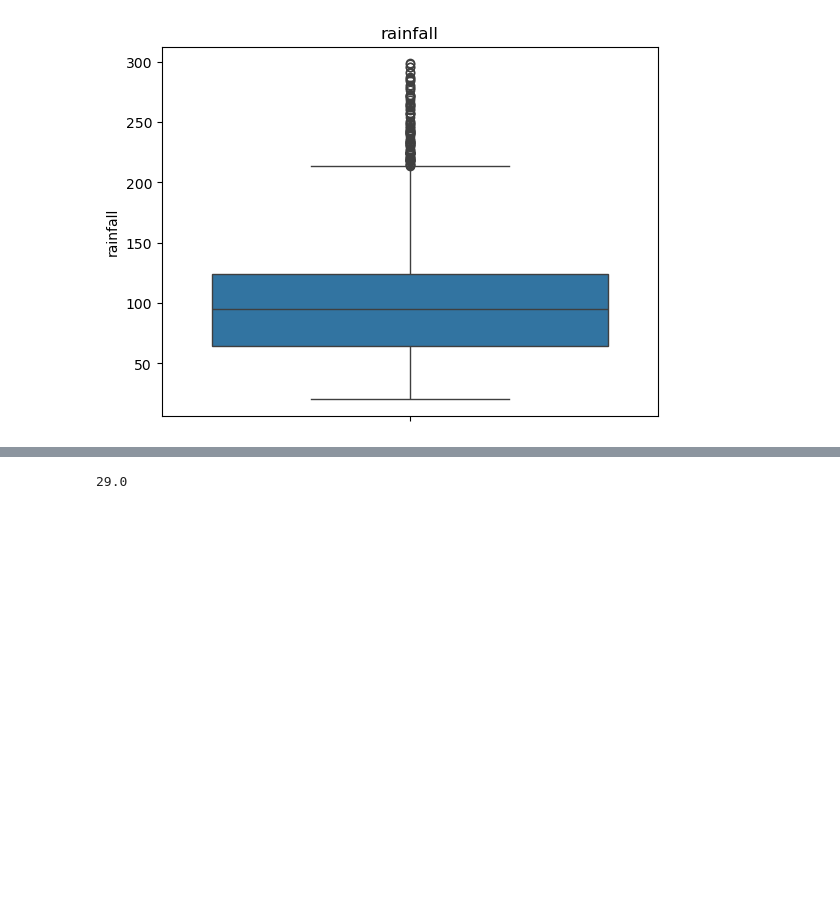
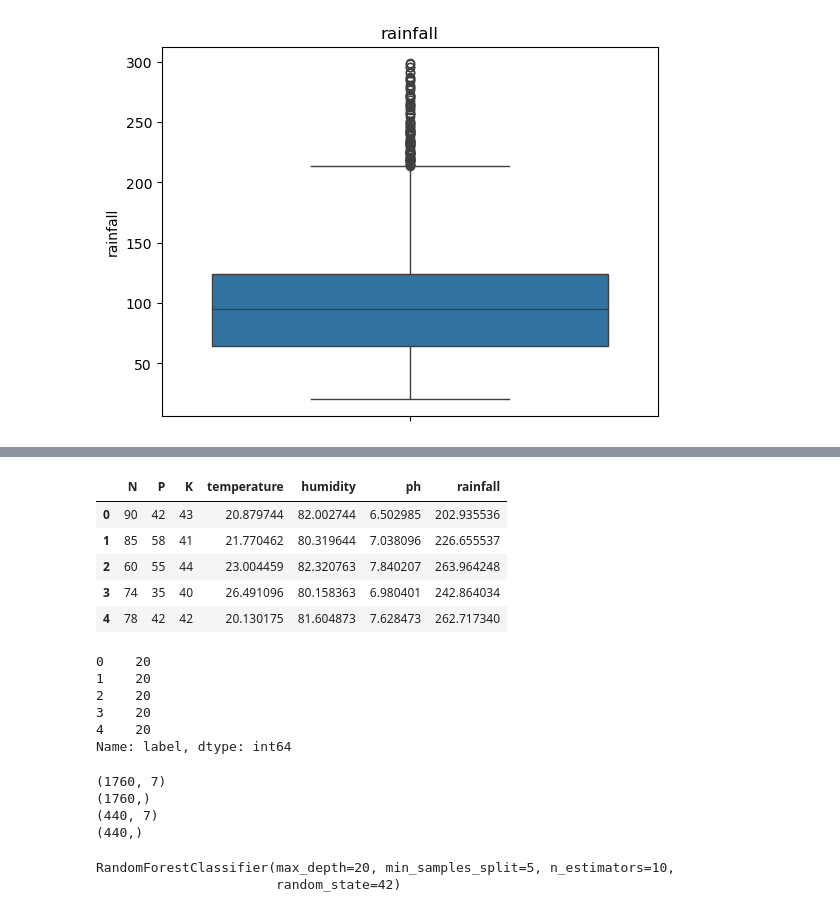
Before and after one commit to saim-ansari-tech/Crop-Recommendation-System, a Jupyter notebook: crop_recommendation.ipynb, the cells around one changed output, grey strips where cells are left out. Saved outputs shown, nothing was run; the diff lists cells and outputs as text; code cells hidden in the pictures; blank space fills up the shorter version.

```diff
--- a/crop_recommendation.ipynb
+++ b/crop_recommendation.ipynb
@@ -177,6 +202,18 @@ for i in x.columns:
 # %%
-q1 = x['K'].quantile(0.25)
-q3 =  x['K'].quantile(0.75)
-print(q3 - q1)
+x.head()
 # %% [output]
-29.0
+|  | N | P | K | temperature | humidity | ph | rainfall |
+| 0 | 90 | 42 | 43 | 20.879744 | 82.002744 | 6.502985 | 202.935536 |
+| 1 | 85 | 58 | 41 | 21.770462 | 80.319644 | 7.038096 | 226.655537 |
+| 2 | 60 | 55 | 44 | 23.004459 | 82.320763 | 7.840207 | 263.964248 |
+| 3 | 74 | 35 | 40 | 26.491096 | 80.158363 | 6.980401 | 242.864034 |
+| 4 | 78 | 42 | 42 | 20.130175 | 81.604873 | 7.628473 | 262.717340 |
+# %%
+y.head()
+# %% [output]
+0    20
+1    20
+2    20
+3    20
+4    20
+Name: label, dtype: int64
@@ -182,0 +222,16 @@ print(q3 - q1)
+# %%
+print(x_train.shape)
+print(y_train.shape)
+print(x_test.shape)
+print(y_test.shape)
+# %% [output]
+(1760, 7)
+(1760,)
+(440, 7)
+(440,)
+# %%
+model = RandomForestClassifier(n_estimators=10,random_state=42,max_depth=20,min_samples_split=5)
+model.fit(x_train,y_train)
+# %% [output]
+RandomForestClassifier(max_depth=20, min_samples_split=5, n_estimators=10,
+                       random_state=42)
```
Also changed, not shown: parts of 15 cells of this notebook.
